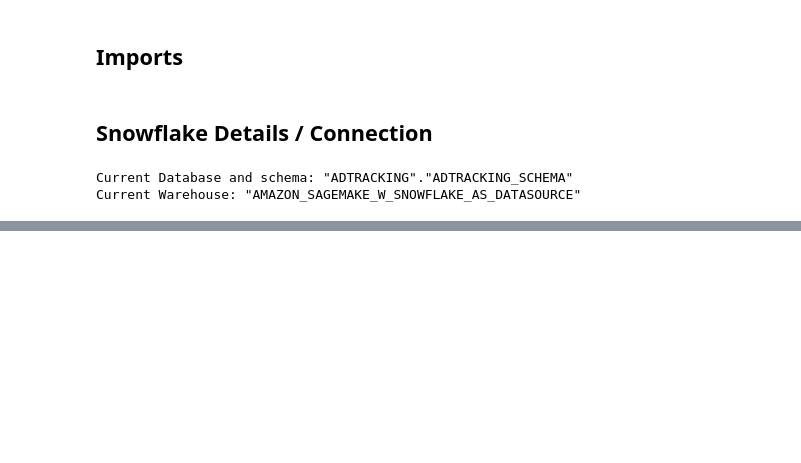
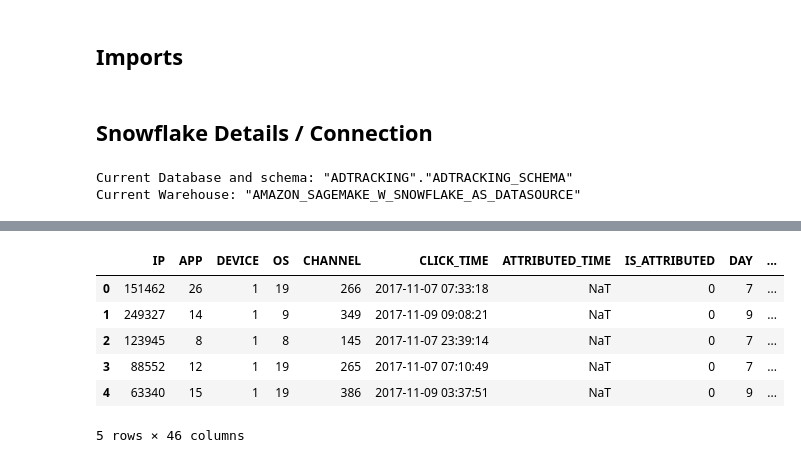
Before and after one commit to zadealfalah/adDetection, a Jupyter notebook: 02_snowpark_model_prep.ipynb, the cells around one changed output, grey strips where cells are left out. Cells and saved outputs as stored; diff of their text form; code cells hidden in the pictures; blank space fills up the shorter version.

```diff
--- a/02_snowpark_model_prep.ipynb
+++ b/02_snowpark_model_prep.ipynb
@@ -41,0 +180,29 @@ ohe_cols = ['IP', 'APP', 'DEVICE', 'OS', 'CHANNEL', 'CLICK_ROUNDED']
+# %%
+D = 2**26
+# Get the closest we can to a unique user given the data and apply a hash
+train_df['CATEGORY'] = (train_df['IP'].astype(str) + '_' + train_df['APP'].astype(str) + '_' + train_df['DEVICE'].astype(str) \
+    + '_' + train_df['OS'].astype(str)).apply(hash) % D
+
+click_buffer = np.full(D, 3000000000, dtype=np.uint32)
+
+train_df['EPOCHTIME'] = train_df['CLICK_TIME'].astype(np.int64) // 10 ** 9
+
+next_clicks = []
+for category, t in zip(reversed(train_df['CATEGORY'].values), reversed(train_df['EPOCHTIME'].values)):
+    next_clicks.append(click_buffer[category]-t)
+    click_buffer[category] = t
+del(click_buffer)
+
+nextclick_times = list(reversed(next_clicks))
+
+train_df['NEXTCLICK'] = nextclick_times
+# %%
+train_df.head()
+# %% [output]
+|  | IP | APP | DEVICE | OS | CHANNEL | CLICK_TIME | ATTRIBUTED_TIME | IS_ATTRIBUTED | DAY | ... |
+| 0 | 151462 | 26 | 1 | 19 | 266 | 2017-11-07 07:33:18 | NaT | 0 | 7 | ... |
+| 1 | 249327 | 14 | 1 | 9 | 349 | 2017-11-09 09:08:21 | NaT | 0 | 9 | ... |
+| 2 | 123945 | 8 | 1 | 8 | 145 | 2017-11-07 23:39:14 | NaT | 0 | 7 | ... |
+| 3 | 88552 | 12 | 1 | 19 | 265 | 2017-11-07 07:10:49 | NaT | 0 | 7 | ... |
+| 4 | 63340 | 15 | 1 | 19 | 386 | 2017-11-09 03:37:51 | NaT | 0 | 9 | ... |
+5 rows × 46 columns
```
Also changed, not shown: parts of 31 cells of this notebook, 1 other file.
